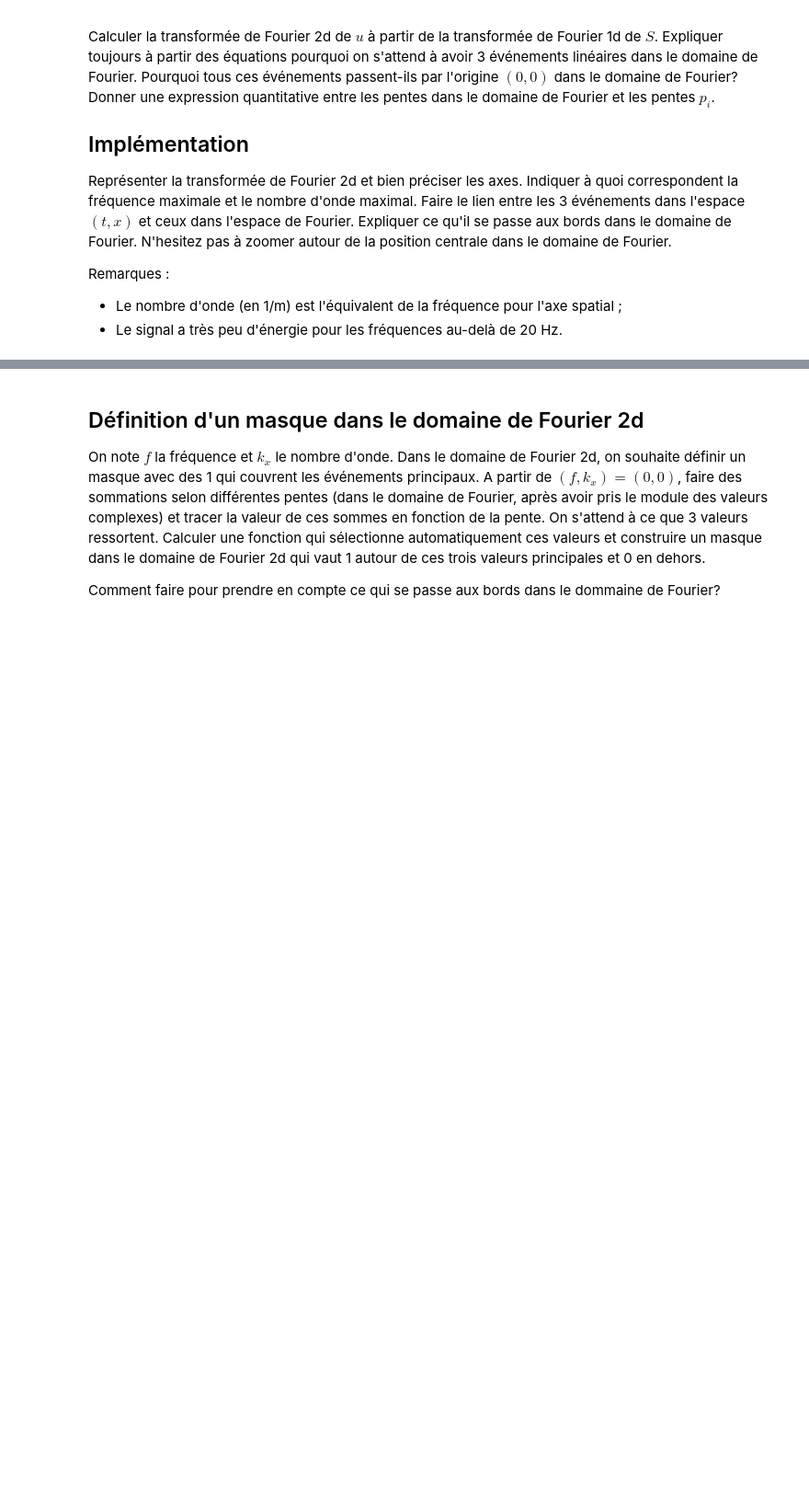
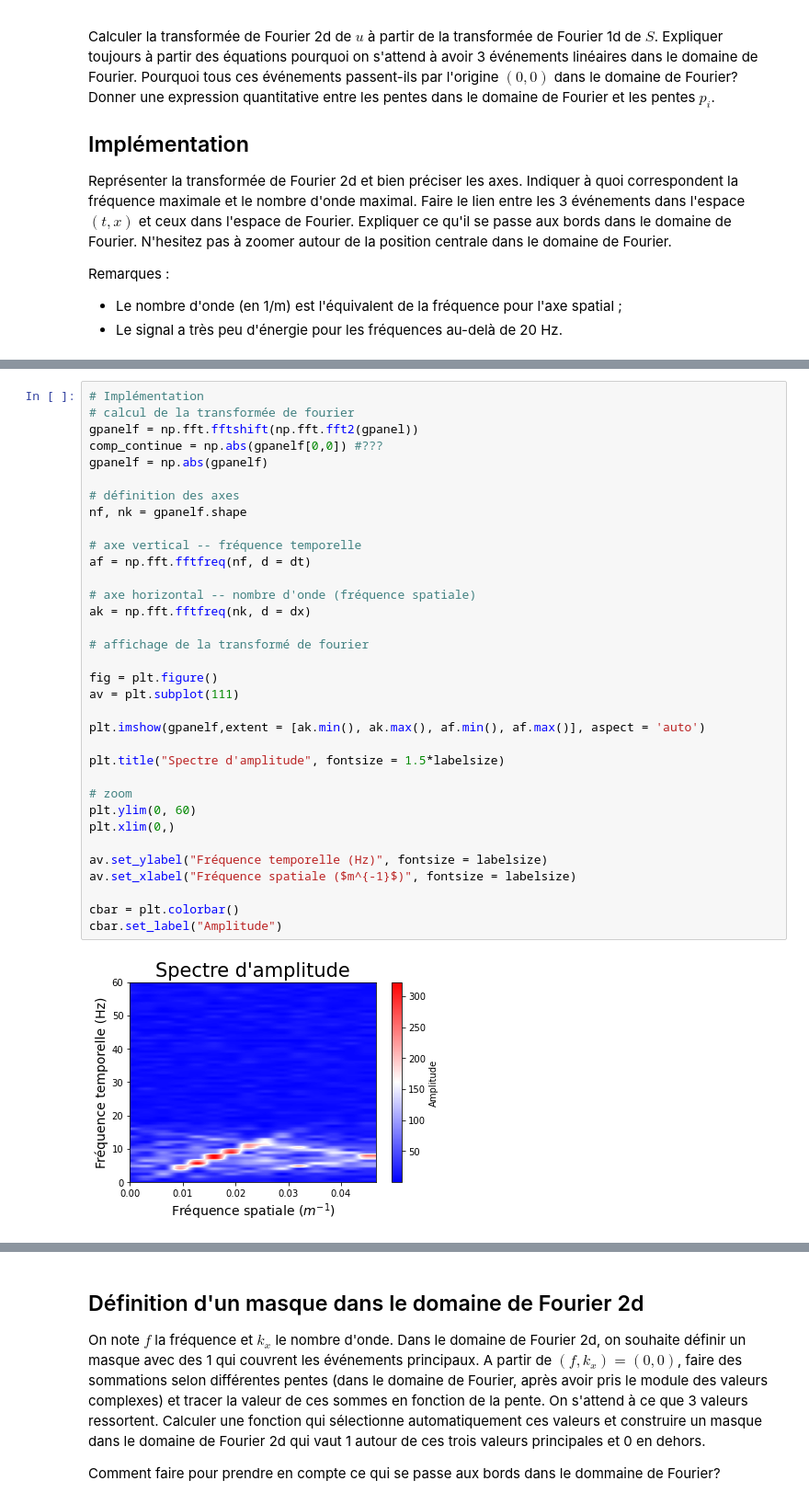
Before and after one commit to gabrielleberrada/projet_traitement_signal, a Jupyter notebook: mini_projet_interpolation/mini_projet_groupe3.ipynb, the cells around one changed output, grey strips where cells are left out. Shown at 92% size. Drawn from its saved outputs; the diff is of its cells as text; blank space fills up the shorter version.

```diff
--- a/mini_projet_interpolation/mini_projet_groupe3.ipynb
+++ b/mini_projet_interpolation/mini_projet_groupe3.ipynb
@@ -276 +281,37 @@ plt.show()
+# %%
+# Implémentation
+# calcul de la transformée de fourier
+gpanelf = np.fft.fftshift(np.fft.fft2(gpanel))
+comp_continue = np.abs(gpanelf[0,0]) #???
+gpanelf = np.abs(gpanelf)
+
+# définition des axes
+nf, nk = gpanelf.shape
+
+# axe vertical -- fréquence temporelle
+af = np.fft.fftfreq(nf, d = dt)
+
+# axe horizontal -- nombre d'onde (fréquence spatiale)
+ak = np.fft.fftfreq(nk, d = dx)
+
+# affichage de la transformé de fourier
+
+fig = plt.figure()
+av = plt.subplot(111)
+
+plt.imshow(gpanelf,extent = [ak.min(), ak.max(), af.min(), af.max()], aspect = 'auto')
+
+plt.title("Spectre d'amplitude", fontsize = 1.5*labelsize)
+
+# zoom
+plt.ylim(0, 60)
+plt.xlim(0,)
+
+av.set_ylabel("Fréquence temporelle (Hz)", fontsize = labelsize)
+av.set_xlabel("Fréquence spatiale ($m^{-1}$)", fontsize = labelsize)
+
+cbar = plt.colorbar()
+cbar.set_label("Amplitude")
+# %% [output]
+[figure, added]
 # %% [markdown]
```
Also changed, not shown: parts of 6 cells of this notebook.
